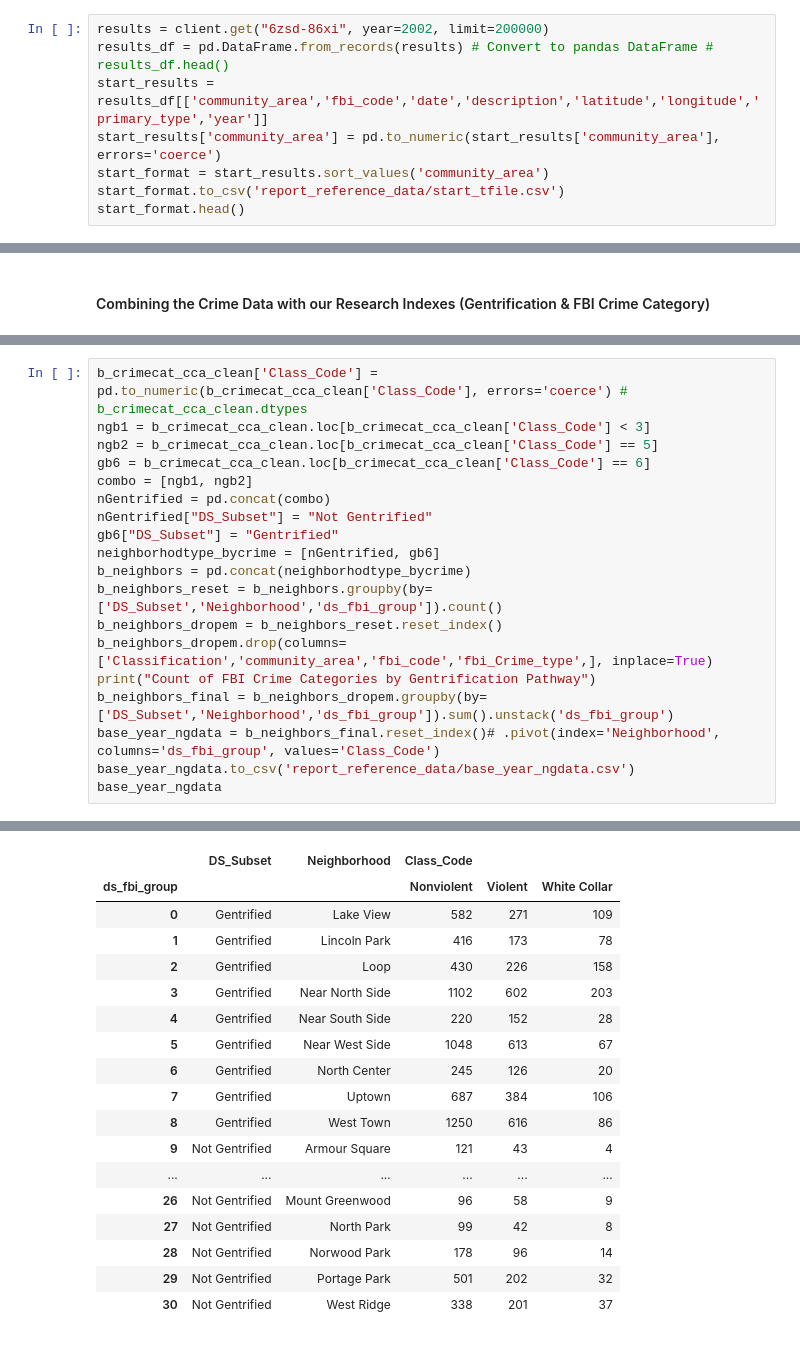
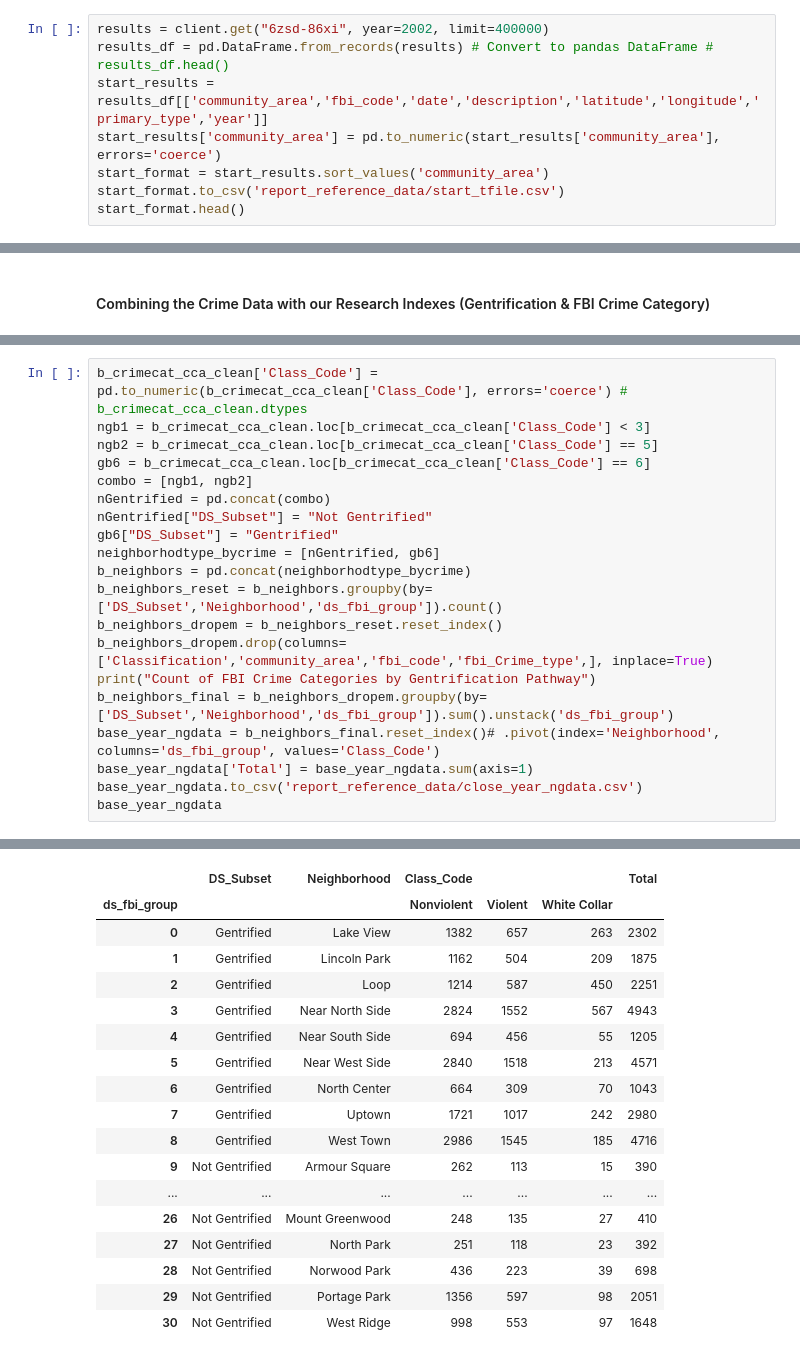
Before and after one commit to ajdeschenes/RuPaulsitory, a Jupyter notebook: crime/chicago_crime_api_json.ipynb, the cells around one changed output, grey strips where cells are left out. Saved outputs shown, nothing was run; the diff lists cells and outputs as text.

```diff
--- a/crime/chicago_crime_api_json.ipynb
+++ b/crime/chicago_crime_api_json.ipynb
@@ -78,7 +78,7 @@ display(gent_fin.head())
 
 * FIGURE OUT: how to remove decimal from neighborhood
 # %%
-results = client.get("6zsd-86xi", year=2002, limit=200000)
+results = client.get("6zsd-86xi", year=2002, limit=400000)
 results_df = pd.DataFrame.from_records(results) # Convert to pandas DataFrame # results_df.head()
 start_results = results_df[['community_area','fbi_code','date','description','latitude','longitude','primary_type','year']]
 start_results['community_area'] = pd.to_numeric(start_results['community_area'], errors='coerce')
@@ -130,40 +130,41 @@ Count of FBI Crime Categories by Gentrification Pathway
 # %%
 b_crimecat_cca_clean['Class_Code'] = pd.to_numeric(b_crimecat_cca_clean['Class_Code'], errors='coerce') # b_crimecat_cca_clean.dtypes
 ngb1 = b_crimecat_cca_clean.loc[b_crimecat_cca_clean['Class_Code'] < 3]
 ngb2 = b_crimecat_cca_clean.loc[b_crimecat_cca_clean['Class_Code'] == 5]
 gb6 = b_crimecat_cca_clean.loc[b_crimecat_cca_clean['Class_Code'] == 6]
 combo = [ngb1, ngb2]
 nGentrified = pd.concat(combo)
 nGentrified["DS_Subset"] = "Not Gentrified"
 gb6["DS_Subset"] = "Gentrified"
 neighborhodtype_bycrime = [nGentrified, gb6]
 b_neighbors = pd.concat(neighborhodtype_bycrime)
 b_neighbors_reset = b_neighbors.groupby(by=['DS_Subset','Neighborhood','ds_fbi_group']).count()
 b_neighbors_dropem = b_neighbors_reset.reset_index()
 b_neighbors_dropem.drop(columns=['Classification','community_area','fbi_code','fbi_Crime_type',], inplace=True)
 print("Count of FBI Crime Categories by Gentrification Pathway")
 b_neighbors_final = b_neighbors_dropem.groupby(by=['DS_Subset','Neighborhood','ds_fbi_group']).sum().unstack('ds_fbi_group')
 base_year_ngdata = b_neighbors_final.reset_index()# .pivot(index='Neighborhood', columns='ds_fbi_group', values='Class_Code')
-base_year_ngdata.to_csv('report_reference_data/base_year_ngdata.csv')
+base_year_ngdata['Total'] = base_year_ngdata.sum(axis=1)
+base_year_ngdata.to_csv('report_reference_data/close_year_ngdata.csv')
 base_year_ngdata
 # %% [output]
 Count of FBI Crime Categories by Gentrification Pathway
-|  | DS_Subset | Neighborhood | Class_Code |  |  |
-| ds_fbi_group |  |  | Nonviolent | Violent | White Collar |
-| 0 | Gentrified | Lake View | 582 | 271 | 109 |
-| 1 | Gentrified | Lincoln Park | 416 | 173 | 78 |
-| 2 | Gentrified | Loop | 430 | 226 | 158 |
-| 3 | Gentrified | Near North Side | 1102 | 602 | 203 |
-| 4 | Gentrified | Near South Side | 220 | 152 | 28 |
-| 5 | Gentrified | Near West Side | 1048 | 613 | 67 |
-| 6 | Gentrified | North Center | 245 | 126 | 20 |
-| 7 | Gentrified | Uptown | 687 | 384 | 106 |
-| 8 | Gentrified | West Town | 1250 | 616 | 86 |
-| 9 | Not Gentrified | Armour Square | 121 | 43 | 4 |
-| ... | ... | ... | ... | ... | ... |
-| 26 | Not Gentrified | Mount Greenwood | 96 | 58 | 9 |
-| 27 | Not Gentrified | North Park | 99 | 42 | 8 |
-| 28 | Not Gentrified | Norwood Park | 178 | 96 | 14 |
-| 29 | Not Gentrified | Portage Park | 501 | 202 | 32 |
-| 30 | Not Gentrified | West Ridge | 338 | 201 | 37 |
+|  | DS_Subset | Neighborhood | Class_Code |  |  | Total |
+| ds_fbi_group |  |  | Nonviolent | Violent | White Collar |  |
+| 0 | Gentrified | Lake View | 1382 | 657 | 263 | 2302 |
+| 1 | Gentrified | Lincoln Park | 1162 | 504 | 209 | 1875 |
+| 2 | Gentrified | Loop | 1214 | 587 | 450 | 2251 |
+| 3 | Gentrified | Near North Side | 2824 | 1552 | 567 | 4943 |
+| 4 | Gentrified | Near South Side | 694 | 456 | 55 | 1205 |
+| 5 | Gentrified | Near West Side | 2840 | 1518 | 213 | 4571 |
+| 6 | Gentrified | North Center | 664 | 309 | 70 | 1043 |
+| 7 | Gentrified | Uptown | 1721 | 1017 | 242 | 2980 |
+| 8 | Gentrified | West Town | 2986 | 1545 | 185 | 4716 |
+| 9 | Not Gentrified | Armour Square | 262 | 113 | 15 | 390 |
+| ... | ... | ... | ... | ... | ... | ... |
+| 26 | Not Gentrified | Mount Greenwood | 248 | 135 | 27 | 410 |
+| 27 | Not Gentrified | North Park | 251 | 118 | 23 | 392 |
+| 28 | Not Gentrified | Norwood Park | 436 | 223 | 39 | 698 |
+| 29 | Not Gentrified | Portage Park | 1356 | 597 | 98 | 2051 |
+| 30 | Not Gentrified | West Ridge | 998 | 553 | 97 | 1648 |
 # %%
```
Also changed, not shown: parts of 11 cells of this notebook, 10 other files.
